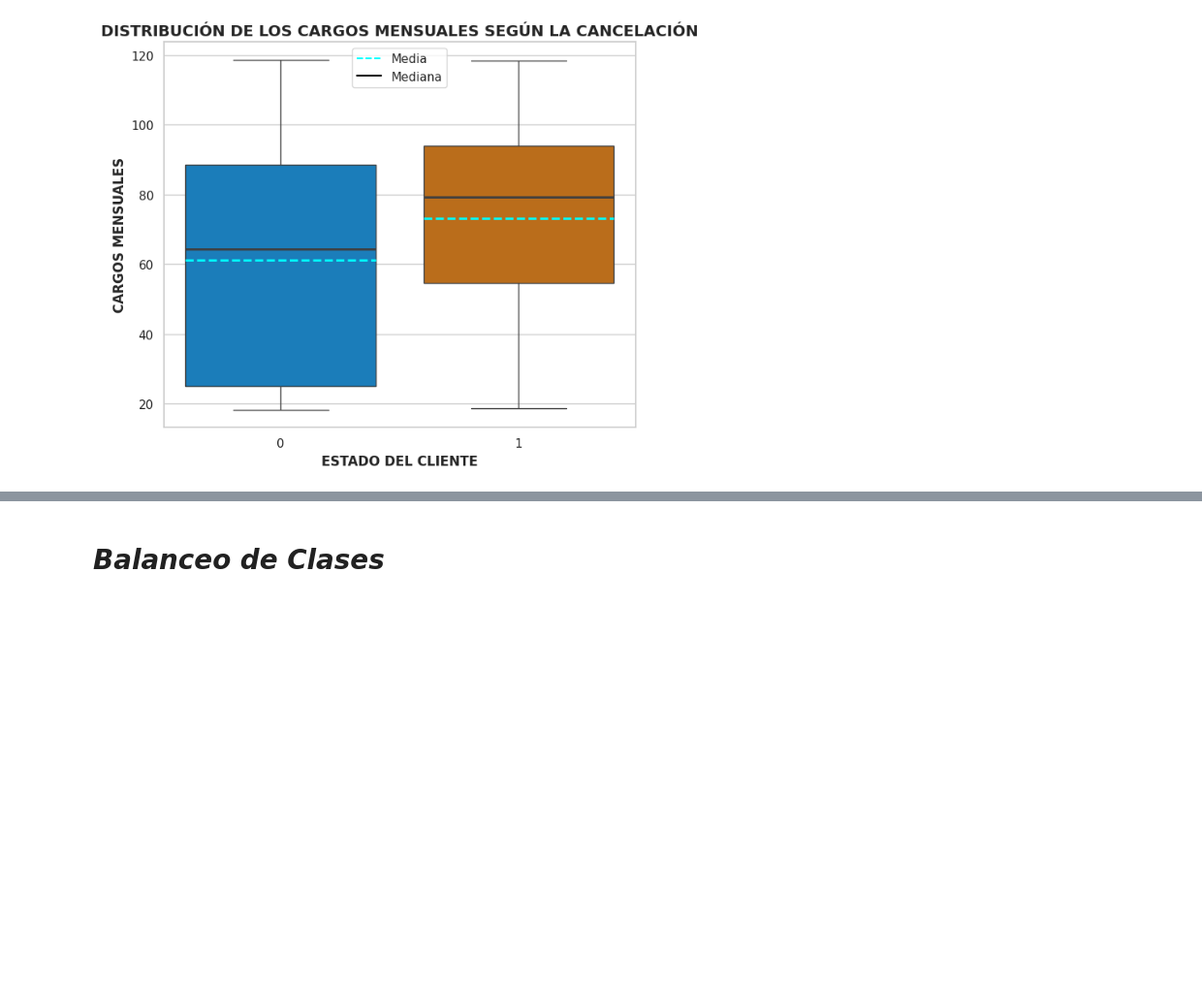
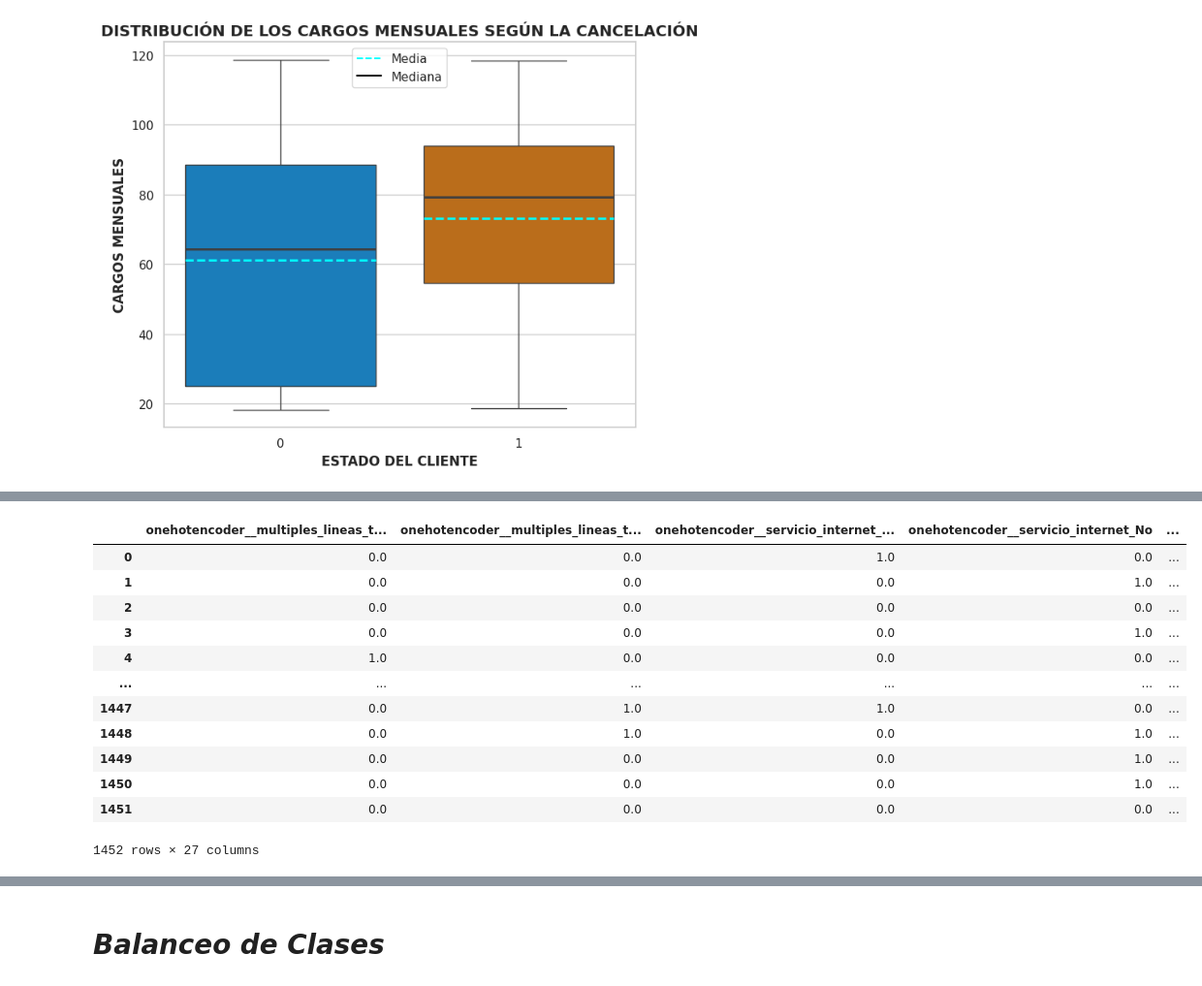
Before and after one commit to AlanGranea/Challenge-Telecom-X-Parte-2, a Jupyter notebook: Challenge_Telecom_X_Parte_2.ipynb, the cells around one changed output, grey strips where cells are left out. Shown at 97% size. Saved outputs shown, nothing was run; the diff lists cells and outputs as text; code cells hidden in the pictures; blank space fills up the shorter version.

```diff
--- a/Challenge_Telecom_X_Parte_2.ipynb
+++ b/Challenge_Telecom_X_Parte_2.ipynb
@@ -467,0 +439,17 @@ plt.show()
+# %%
+X_test_df = pd.DataFrame(X_test_encoded, columns=one_hot.get_feature_names_out())
+X_test_df
+# %% [output]
+|  | onehotencoder__multiples_lineas_t... | onehotencoder__multiples_lineas_t... | onehotencoder__servicio_internet_... | onehotencoder__servicio_internet_No | ... |
+| 0 | 0.0 | 0.0 | 1.0 | 0.0 | ... |
+| 1 | 0.0 | 0.0 | 0.0 | 1.0 | ... |
+| 2 | 0.0 | 0.0 | 0.0 | 0.0 | ... |
+| 3 | 0.0 | 0.0 | 0.0 | 1.0 | ... |
+| 4 | 1.0 | 0.0 | 0.0 | 0.0 | ... |
+| ... | ... | ... | ... | ... | ... |
+| 1447 | 0.0 | 1.0 | 1.0 | 0.0 | ... |
+| 1448 | 0.0 | 1.0 | 0.0 | 1.0 | ... |
+| 1449 | 0.0 | 0.0 | 0.0 | 1.0 | ... |
+| 1450 | 0.0 | 0.0 | 0.0 | 1.0 | ... |
+| 1451 | 0.0 | 0.0 | 0.0 | 0.0 | ... |
+1452 rows × 27 columns
```
Also changed, not shown: parts of 35 cells of this notebook.
